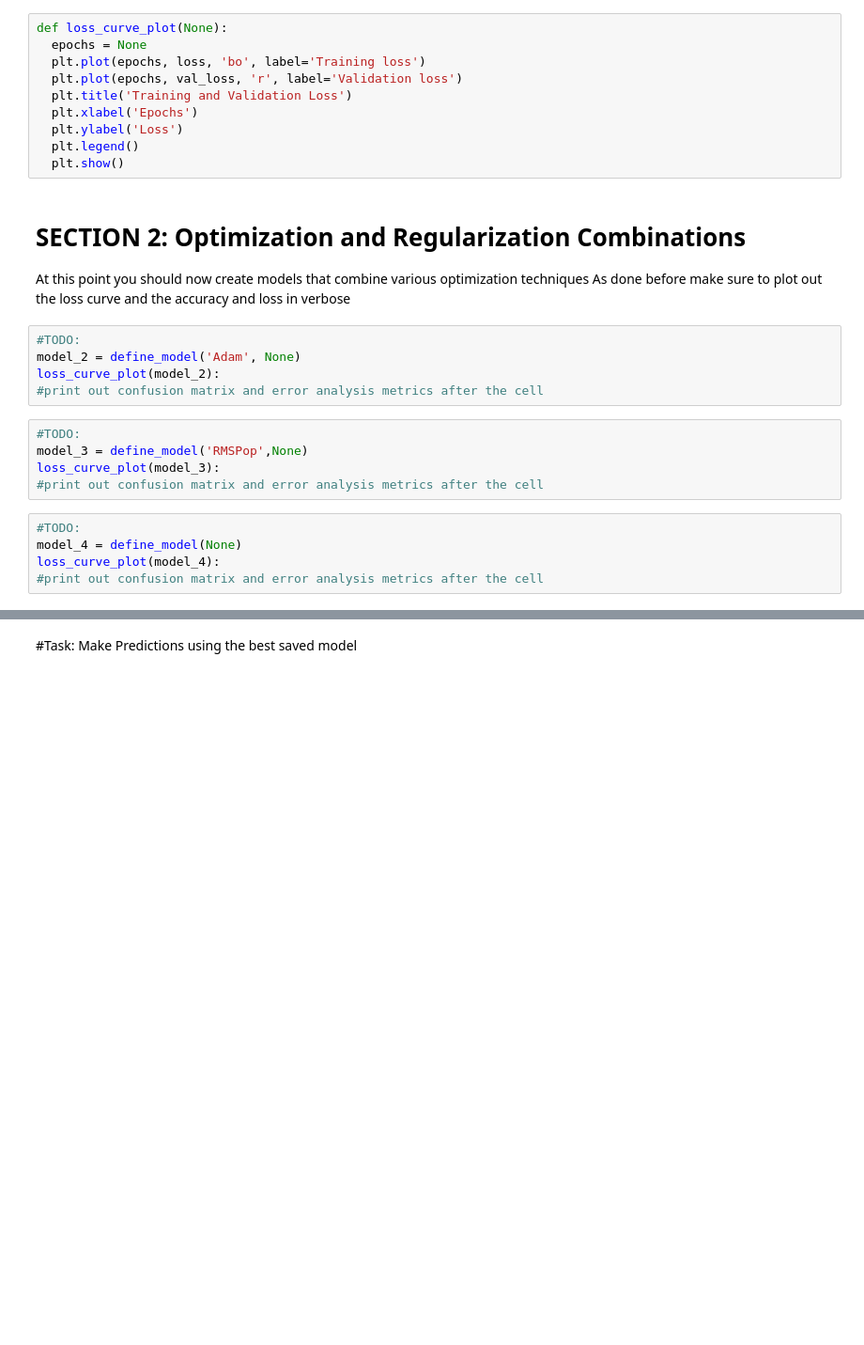
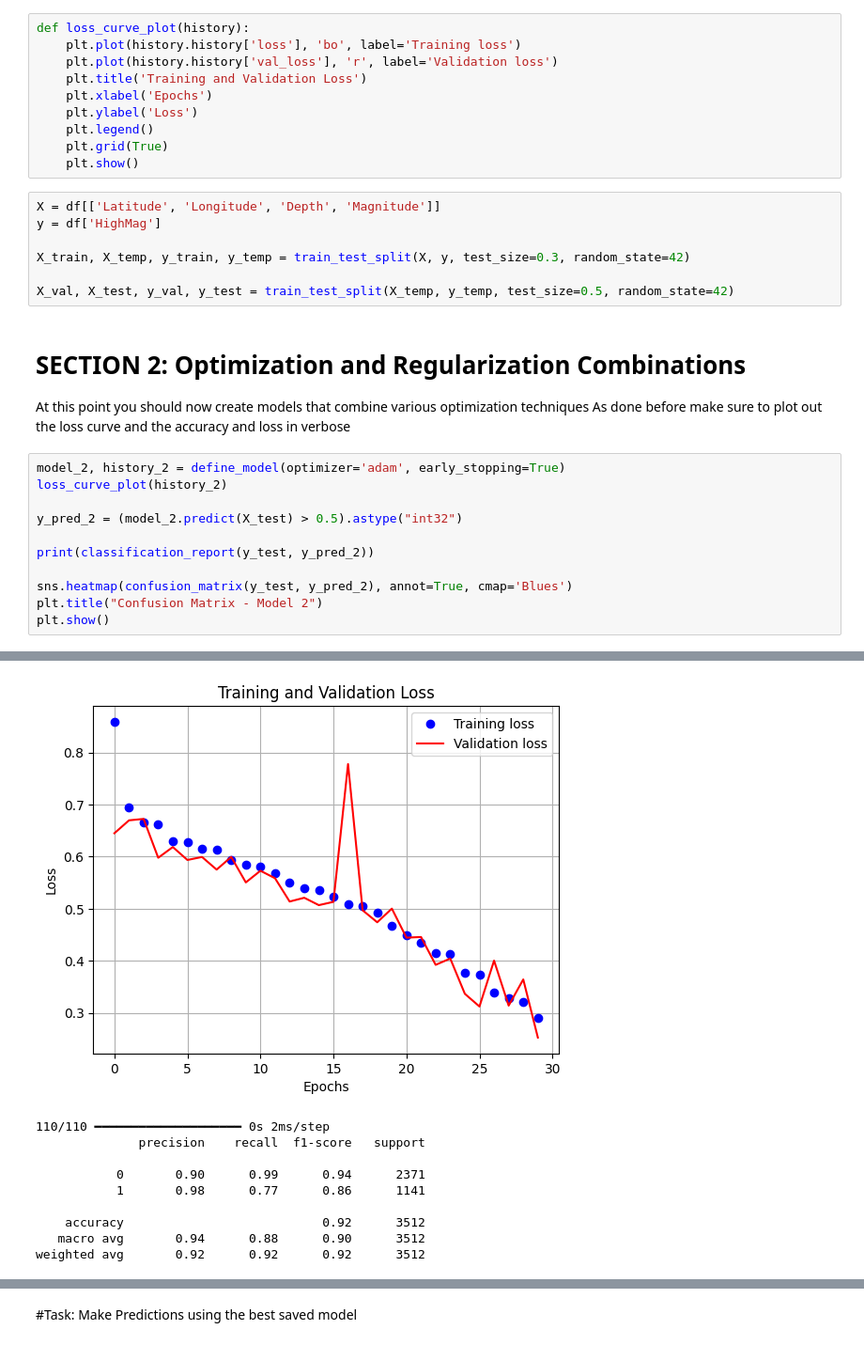
Before and after one commit to NickMuhigi/Summative_Intro_To_ML_assignment.ipynb, a Jupyter notebook: Summative_Intro_to_ml_[Nicolas_Muhigi]_assignment.ipynb, the cells around one changed output, grey strips where cells are left out. Shown at 94% size. Cells and saved outputs as stored; diff of their text form; blank space fills up the shorter version.

```diff
--- a/Summative_Intro_to_ml_[Nicolas_Muhigi]_assignment.ipynb
+++ b/Summative_Intro_to_ml_[Nicolas_Muhigi]_assignment.ipynb
@@ -64,31 +125,35 @@ def define_model(optimization: string, regularization_datatype, early_stopping:
 # %% [markdown]
 # Task: Print out the Final Model Accuracy and plot the Loss curve
 # %%
-def loss_curve_plot(None):
-  epochs = None
-  plt.plot(epochs, loss, 'bo', label='Training loss')
-  plt.plot(epochs, val_loss, 'r', label='Validation loss')
-  plt.title('Training and Validation Loss')
-  plt.xlabel('Epochs')
-  plt.ylabel('Loss')
-  plt.legend()
-  plt.show()
+def loss_curve_plot(history):
+    plt.plot(history.history['loss'], 'bo', label='Training loss')
+    plt.plot(history.history['val_loss'], 'r', label='Validation loss')
+    plt.title('Training and Validation Loss')
+    plt.xlabel('Epochs')
+    plt.ylabel('Loss')
+    plt.legend()
+    plt.grid(True)
+    plt.show()
+# %%
+X = df[['Latitude', 'Longitude', 'Depth', 'Magnitude']]
+y = df['HighMag']
+
+X_train, X_temp, y_train, y_temp = train_test_split(X, y, test_size=0.3, random_state=42)
+
+X_val, X_test, y_val, y_test = train_test_split(X_temp, y_temp, test_size=0.5, random_state=42)
 # %% [markdown]
 # SECTION 2: Optimization and Regularization Combinations
 At this point you should now create models that combine various optimization techniques
 As done before make sure to plot out the loss curve and the accuracy and loss in verbose
-# %%
-#TODO:
-model_2 = define_model('Adam', None)
-loss_curve_plot(model_2):
-#print out confusion matrix and error analysis metrics after the cell
-# %%
-#TODO:
-model_3 = define_model('RMSPop',None)
-loss_curve_plot(model_3):
-#print out confusion matrix and error analysis metrics after the cell
-# %%
-#TODO:
-model_4 = define_model(None)
-loss_curve_plot(model_4):
-#print out confusion matrix and error analysis metrics after the cell
+# %%
+model_2, history_2 = define_model(optimizer='adam', early_stopping=True)
+loss_curve_plot(history_2)
+
+y_pred_2 = (model_2.predict(X_test) > 0.5).astype("int32")
+
+print(classification_report(y_test, y_pred_2))
+
+sns.heatmap(confusion_matrix(y_test, y_pred_2), annot=True, cmap='Blues')
+plt.title("Confusion Matrix - Model 2")
+plt.show()
+# %% [output]
@@ -94,0 +177,10 @@ loss_curve_plot(model_4):
+[figure, added]
+110/110 ━━━━━━━━━━━━━━━━━━━━ 0s 2ms/step
+              precision    recall  f1-score   support
+
+           0       0.90      0.99      0.94      2371
+           1       0.98      0.77      0.86      1141
+
+    accuracy                           0.92      3512
+   macro avg       0.94      0.88      0.90      3512
+weighted avg       0.92      0.92      0.92      3512
```
Also changed, not shown: parts of 13 cells of this notebook.
